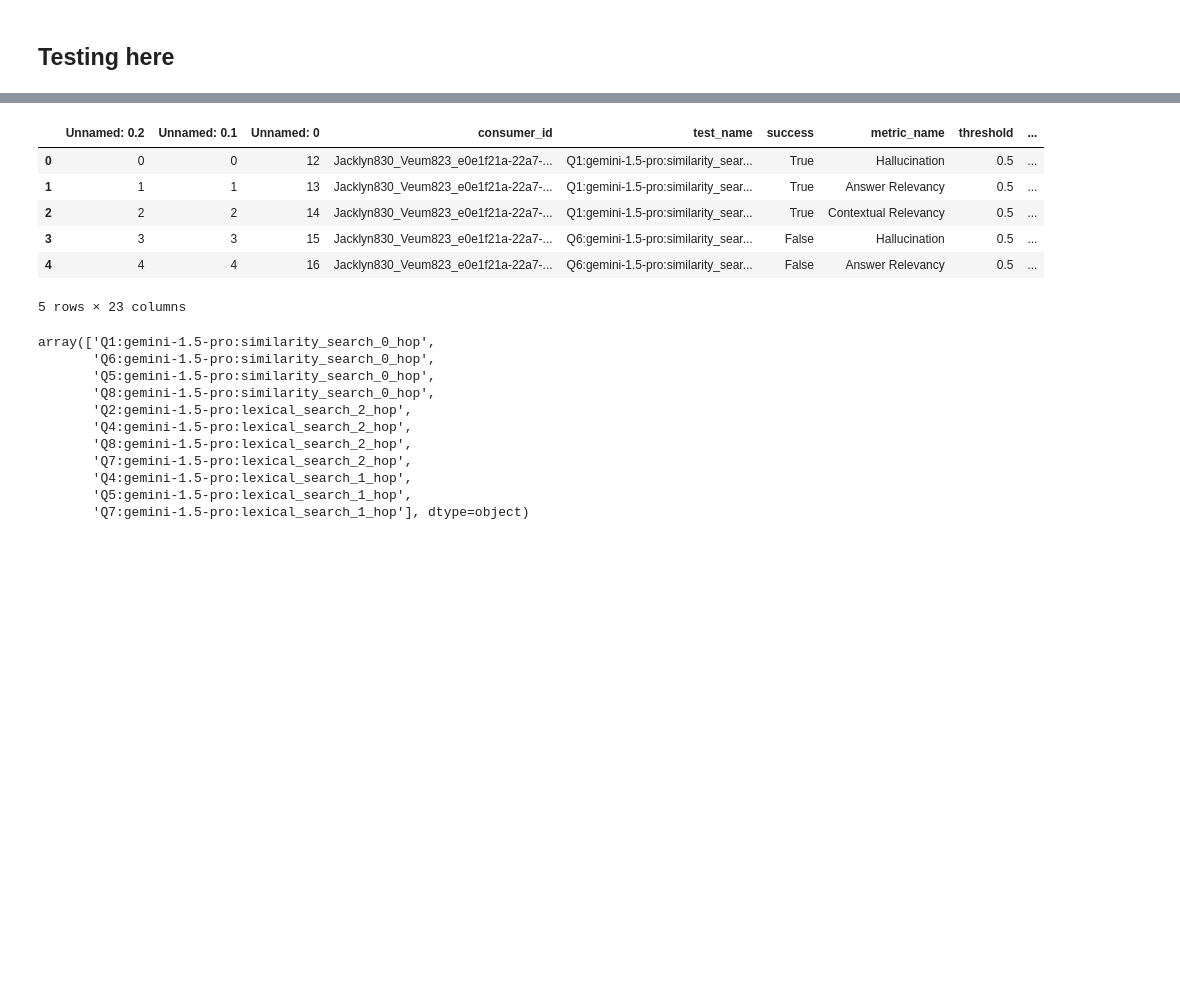
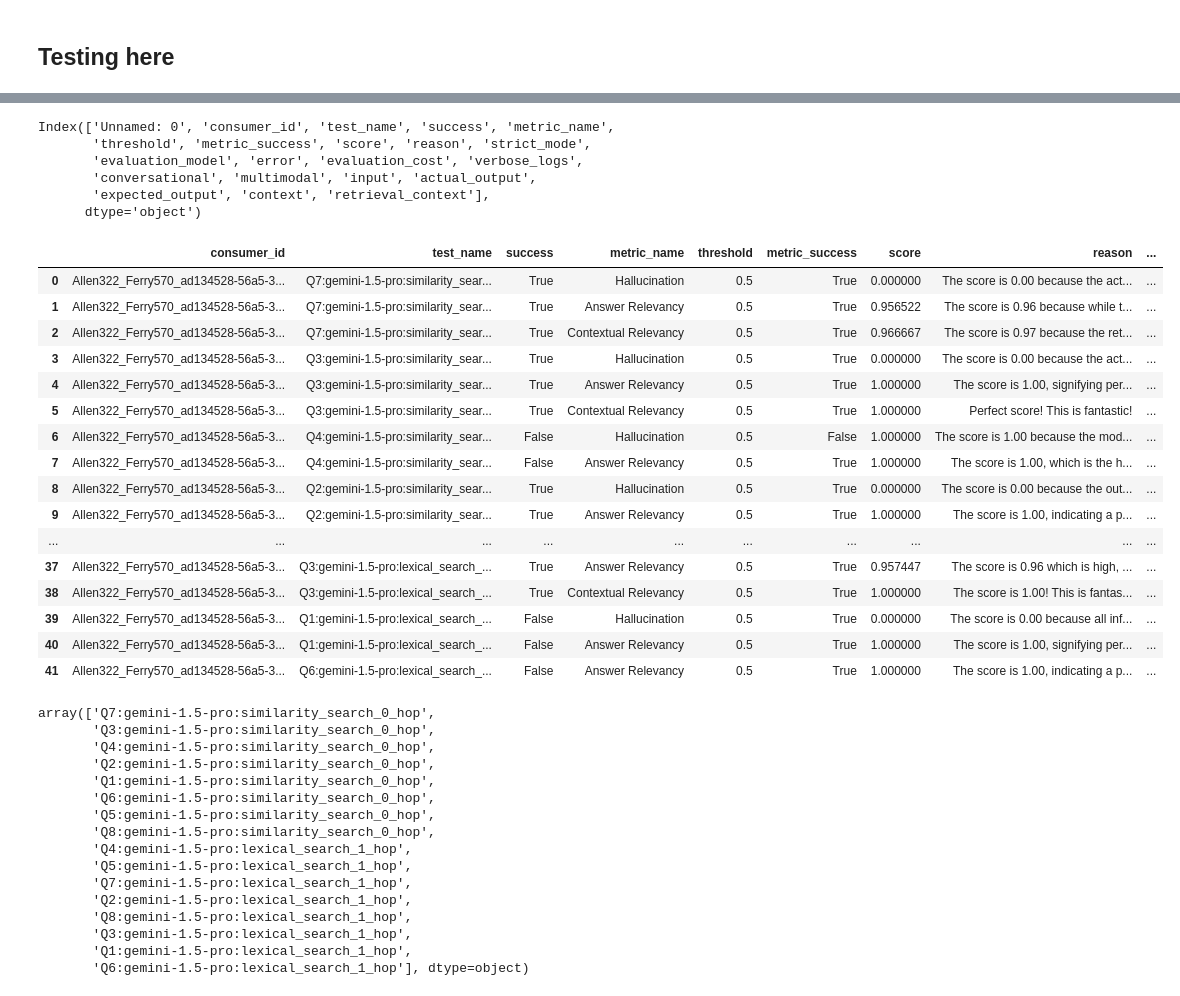
Before and after one commit to baptvit/graphrag-on-fhir, a Jupyter notebook: evaluations/removel-fail-deepeval.ipynb, the cells around one changed output, grey strips where cells are left out. Saved outputs shown, nothing was run; the diff lists cells and outputs as text; code cells hidden in the pictures; blank space fills up the shorter version.

Commit message:
feat: evaluation metrics for gemini

```diff
--- a/evaluations/removel-fail-deepeval.ipynb
+++ b/evaluations/removel-fail-deepeval.ipynb
@@ -25,3 +26,6 @@ for file in taget_files:
     final_df.to_csv(file, header=True)
 # %% [markdown]
 ## Testing here
+# %%
+file_path = taget_files[2]
+file_path
@@ -50,26 +46,55 @@ final_df.to_csv("/home/baptvit/repositories/graphrag-on-fhir/evaluations/data/go
 # %%
-test = pd.read_csv("/home/baptvit/repositories/graphrag-on-fhir/evaluations/data/gold/Jacklyn830_Veum823_e0e1f21a-22a7-d166-7bb1-63f6bbce1a32-gemini-1.5-pro-preview-0409_deepeval.csv")
+test = pd.read_csv(file_path)
+# %%
+test.columns
+# %% [output]
+Index(['Unnamed: 0', 'consumer_id', 'test_name', 'success', 'metric_name',
+       'threshold', 'metric_success', 'score', 'reason', 'strict_mode',
+       'evaluation_model', 'error', 'evaluation_cost', 'verbose_logs',
+       'conversational', 'multimodal', 'input', 'actual_output',
+       'expected_output', 'context', 'retrieval_context'],
+      dtype='object')
 # %%
-test.head()
+test = test[['consumer_id', 'test_name', 'success', 'metric_name',
+       'threshold', 'metric_success', 'score', 'reason', 'strict_mode',
+       'evaluation_model', 'error', 'evaluation_cost', 'verbose_logs',
+       'conversational', 'multimodal', 'input', 'actual_output',
+       'expected_output', 'context', 'retrieval_context']]
+test
 # %% [output]
-|  | Unnamed: 0.2 | Unnamed: 0.1 | Unnamed: 0 | consumer_id | test_name | success | metric_name | threshold | ... |
-| 0 | 0 | 0 | 12 | Jacklyn830_Veum823_e0e1f21a-22a7-... | Q1:gemini-1.5-pro:similarity_sear... | True | Hallucination | 0.5 | ... |
-| 1 | 1 | 1 | 13 | Jacklyn830_Veum823_e0e1f21a-22a7-... | Q1:gemini-1.5-pro:similarity_sear... | True | Answer Relevancy | 0.5 | ... |
-| 2 | 2 | 2 | 14 | Jacklyn830_Veum823_e0e1f21a-22a7-... | Q1:gemini-1.5-pro:similarity_sear... | True | Contextual Relevancy | 0.5 | ... |
-| 3 | 3 | 3 | 15 | Jacklyn830_Veum823_e0e1f21a-22a7-... | Q6:gemini-1.5-pro:similarity_sear... | False | Hallucination | 0.5 | ... |
-| 4 | 4 | 4 | 16 | Jacklyn830_Veum823_e0e1f21a-22a7-... | Q6:gemini-1.5-pro:similarity_sear... | False | Answer Relevancy | 0.5 | ... |
+|  | consumer_id | test_name | success | metric_name | threshold | metric_success | score | reason | ... |
+| 0 | Allen322_Ferry570_ad134528-56a5-3... | Q7:gemini-1.5-pro:similarity_sear... | True | Hallucination | 0.5 | True | 0.000000 | The score is 0.00 because the act... | ... |
+| 1 | Allen322_Ferry570_ad134528-56a5-3... | Q7:gemini-1.5-pro:similarity_sear... | True | Answer Relevancy | 0.5 | True | 0.956522 | The score is 0.96 because while t... | ... |
+| 2 | Allen322_Ferry570_ad134528-56a5-3... | Q7:gemini-1.5-pro:similarity_sear... | True | Contextual Relevancy | 0.5 | True | 0.966667 | The score is 0.97 because the ret... | ... |
+| 3 | Allen322_Ferry570_ad134528-56a5-3... | Q3:gemini-1.5-pro:similarity_sear... | True | Hallucination | 0.5 | True | 0.000000 | The score is 0.00 because the act... | ... |
+| 4 | Allen322_Ferry570_ad134528-56a5-3... | Q3:gemini-1.5-pro:similarity_sear... | True | Answer Relevancy | 0.5 | True | 1.000000 | The score is 1.00, signifying per... | ... |
+| 5 | Allen322_Ferry570_ad134528-56a5-3... | Q3:gemini-1.5-pro:similarity_sear... | True | Contextual Relevancy | 0.5 | True | 1.000000 | Perfect score! This is fantastic! | ... |
+| 6 | Allen322_Ferry570_ad134528-56a5-3... | Q4:gemini-1.5-pro:similarity_sear... | False | Hallucination | 0.5 | False | 1.000000 | The score is 1.00 because the mod... | ... |
+| 7 | Allen322_Ferry570_ad134528-56a5-3... | Q4:gemini-1.5-pro:similarity_sear... | False | Answer Relevancy | 0.5 | True | 1.000000 | The score is 1.00, which is the h... | ... |
+| 8 | Allen322_Ferry570_ad134528-56a5-3... | Q2:gemini-1.5-pro:similarity_sear... | True | Hallucination | 0.5 | True | 0.000000 | The score is 0.00 because the out... | ... |
+| 9 | Allen322_Ferry570_ad134528-56a5-3... | Q2:gemini-1.5-pro:similarity_sear... | True | Answer Relevancy | 0.5 | True | 1.000000 | The score is 1.00, indicating a p... | ... |
+| ... | ... | ... | ... | ... | ... | ... | ... | ... | ... |
+| 37 | Allen322_Ferry570_ad134528-56a5-3... | Q3:gemini-1.5-pro:lexical_search_... | True | Answer Relevancy | 0.5 | True | 0.957447 | The score is 0.96 which is high, ... | ... |
+| 38 | Allen322_Ferry570_ad134528-56a5-3... | Q3:gemini-1.5-pro:lexical_search_... | True | Contextual Relevancy | 0.5 | True | 1.000000 | The score is 1.00! This is fantas... | ... |
+| 39 | Allen322_Ferry570_ad134528-56a5-3... | Q1:gemini-1.5-pro:lexical_search_... | False | Hallucination | 0.5 | True | 0.000000 | The score is 0.00 because all inf... | ... |
+| 40 | Allen322_Ferry570_ad134528-56a5-3... | Q1:gemini-1.5-pro:lexical_search_... | False | Answer Relevancy | 0.5 | True | 1.000000 | The score is 1.00, signifying per... | ... |
+| 41 | Allen322_Ferry570_ad134528-56a5-3... | Q6:gemini-1.5-pro:lexical_search_... | False | Answer Relevancy | 0.5 | True | 1.000000 | The score is 1.00, indicating a p... | ... |
-5 rows × 23 columns
 # %%
 test["test_name"].unique()
 # %% [output]
-array(['Q1:gemini-1.5-pro:similarity_search_0_hop',
+array(['Q7:gemini-1.5-pro:similarity_search_0_hop',
+       'Q3:gemini-1.5-pro:similarity_search_0_hop',
+       'Q4:gemini-1.5-pro:similarity_search_0_hop',
+       'Q2:gemini-1.5-pro:similarity_search_0_hop',
+       'Q1:gemini-1.5-pro:similarity_search_0_hop',
        'Q6:gemini-1.5-pro:similarity_search_0_hop',
        'Q5:gemini-1.5-pro:similarity_search_0_hop',
        'Q8:gemini-1.5-pro:similarity_search_0_hop',
-       'Q2:gemini-1.5-pro:lexical_search_2_hop',
-       'Q4:gemini-1.5-pro:lexical_search_2_hop',
-       'Q8:gemini-1.5-pro:lexical_search_2_hop',
-       'Q7:gemini-1.5-pro:lexical_search_2_hop',
        'Q4:gemini-1.5-pro:lexical_search_1_hop',
        'Q5:gemini-1.5-pro:lexical_search_1_hop',
-       'Q7:gemini-1.5-pro:lexical_search_1_hop'], dtype=object)
+       'Q7:gemini-1.5-pro:lexical_search_1_hop',
+       'Q2:gemini-1.5-pro:lexical_search_1_hop',
+       'Q8:gemini-1.5-pro:lexical_search_1_hop',
+       'Q3:gemini-1.5-pro:lexical_search_1_hop',
+       'Q1:gemini-1.5-pro:lexical_search_1_hop',
+       'Q6:gemini-1.5-pro:lexical_search_1_hop'], dtype=object)
```
Also changed, not shown: parts of 15 cells of this notebook, 4 other files.
